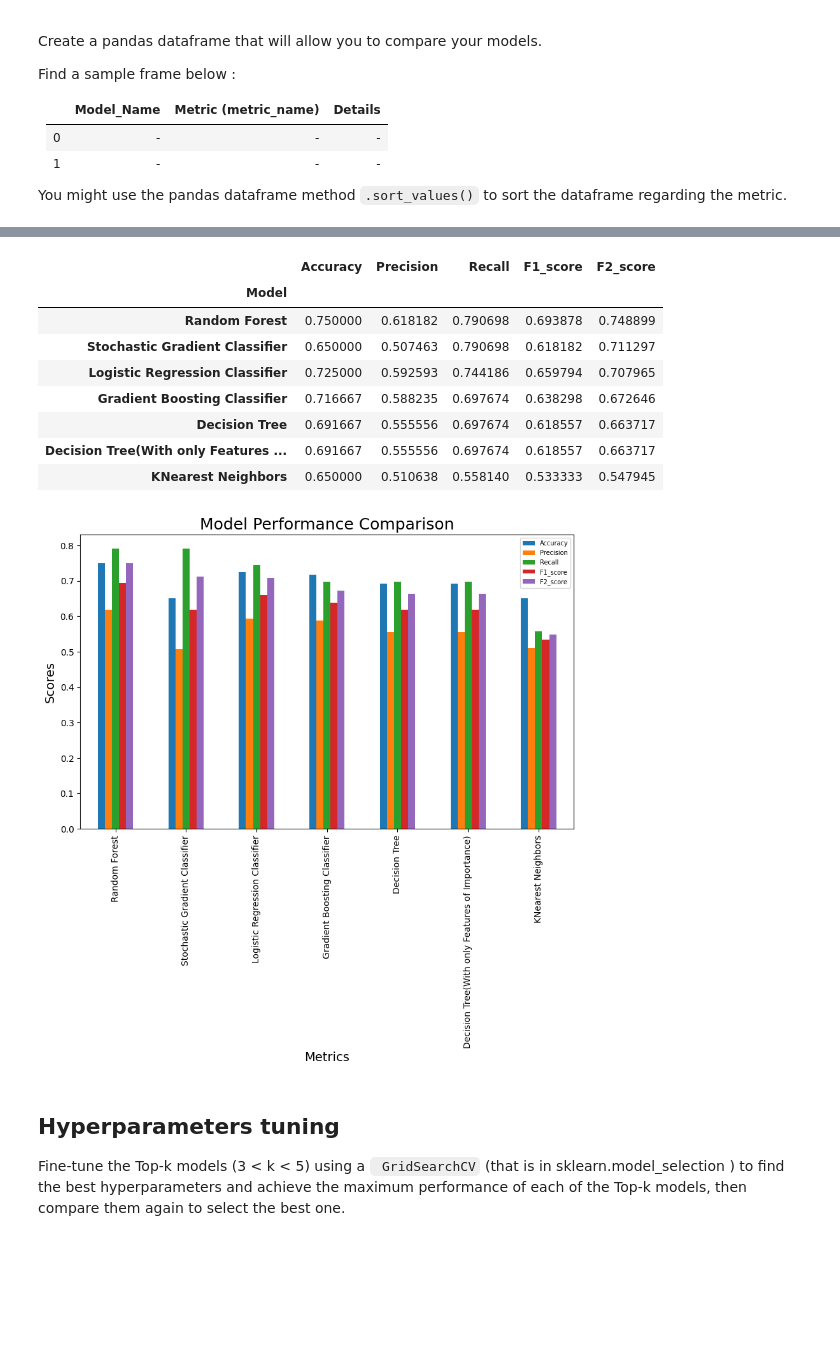
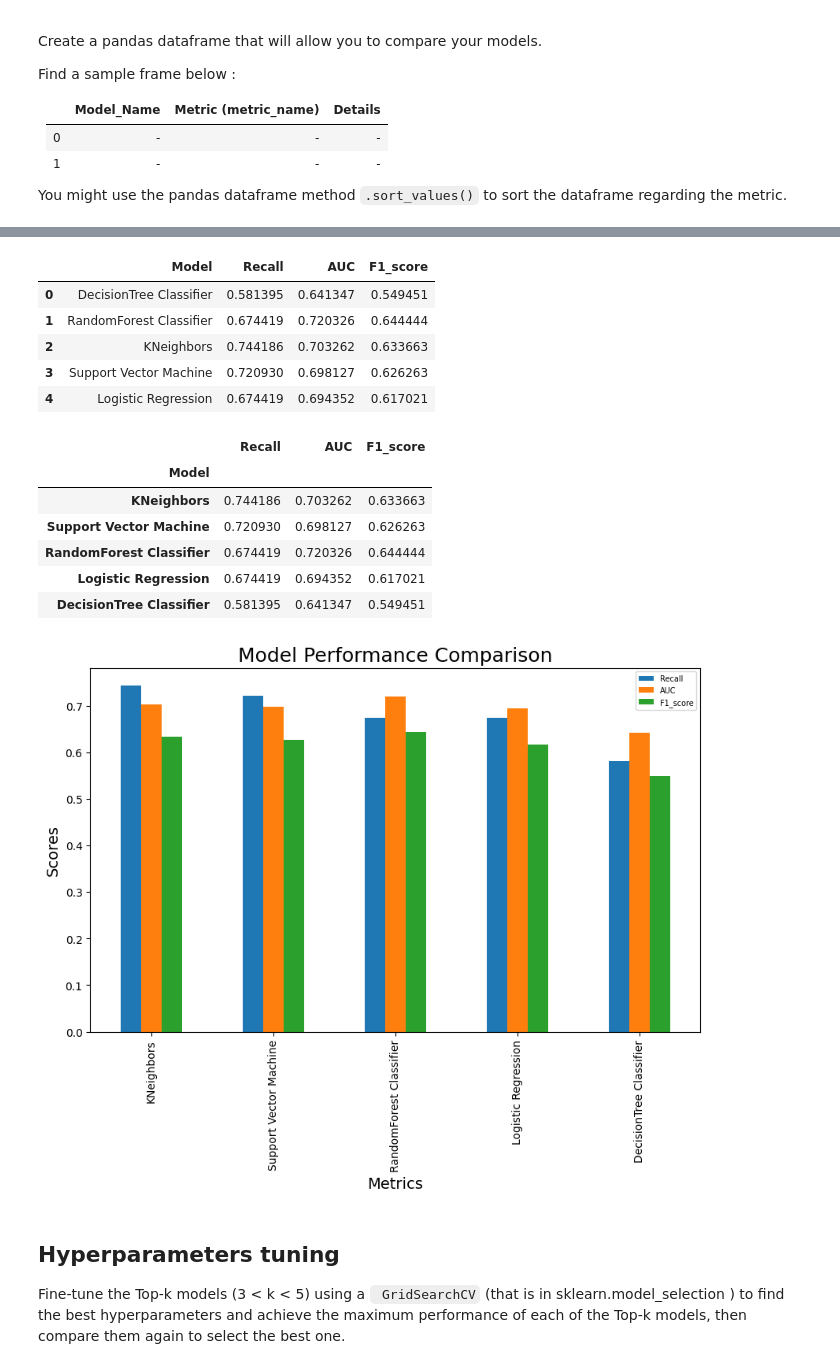
Before and after one commit to acheampongmaa/Sepsis-Prediction-Embedding-ML-into-a-Web-Application, a Jupyter notebook: dataset/Machine Learning Model.ipynb, the cells around one changed output, grey strips where cells are left out. Saved outputs shown, nothing was run; the diff lists cells and outputs as text; code cells hidden in the pictures; blank space fills up the shorter version.

```diff
--- a/dataset/Machine Learning Model.ipynb
+++ b/dataset/Machine Learning Model.ipynb
@@ -1045,0 +892,8 @@ Positives  11  32
+# %%
+eval_results4 = pd.DataFrame([['LGR Eval', Recall_lgr_model_eval, Auc_lgr_model_eval, F1_lgr_model_eval]], columns = ['Model', 'Recall', 'AUC','F1_score'])
+
+eval_results4
+
+combined_results_LGR= pd.concat([train_results4, eval_results4], ignore_index=True)
+
+combined_results_LGR
@@ -1079,3 +934,7 @@ Find a sample frame below :
 
 
 You might use the pandas dataframe method `.sort_values()` to sort the dataframe regarding the metric.
+# %%
+#combining all the trained models
+Model_comparison=pd.concat([eval_results, eval_results1, eval_results2, eval_results3, eval_results4], ignore_index=True)
+Model_comparison
@@ -1082,34 +948,50 @@ You might use the pandas dataframe method `.sort_values()` to sort the dataframe
+# %%
+#renaming model names
+
+replacement_mapping = {'Decision Tree Eval': 'DecisionTree Classifier',
+                       'RandomForest Eval':'RandomForest Classifier','KNeighbors Eval': 'KNeighbors' ,
+                       'SVM Eval':'Support Vector Machine', 'LGR Eval':'Logistic Regression'}
+
+Model_comparison['Model'] = Model_comparison['Model'].replace(replacement_mapping)
+# %%
+Model_comparison
+# %% [output]
+|  | Model | Recall | AUC | F1_score |
+| 0 | DecisionTree Classifier | 0.581395 | 0.641347 | 0.549451 |
+| 1 | RandomForest Classifier | 0.674419 | 0.720326 | 0.644444 |
+| 2 | KNeighbors | 0.744186 | 0.703262 | 0.633663 |
+| 3 | Support Vector Machine | 0.720930 | 0.698127 | 0.626263 |
+| 4 | Logistic Regression | 0.674419 | 0.694352 | 0.617021 |
 # %%
-# results =  results.sort_values(by='F2_score', ascending=False)
-combined_results5.set_index('Model', inplace =True)
+#
+Model_comparison=  Model_comparison.sort_values(by='Recall', ascending=False)
+Model_comparison.set_index('Model', inplace =True)
 
-combined_results5
+Model_comparison
 # %% [output]
-|  | Accuracy | Precision | Recall | F1_score | F2_score |
-| Model |  |  |  |  |  |
-| Random Forest | 0.750000 | 0.618182 | 0.790698 | 0.693878 | 0.748899 |
-| Stochastic Gradient Classifier | 0.650000 | 0.507463 | 0.790698 | 0.618182 | 0.711297 |
-| Logistic Regression Classifier | 0.725000 | 0.592593 | 0.744186 | 0.659794 | 0.707965 |
-| Gradient Boosting Classifier | 0.716667 | 0.588235 | 0.697674 | 0.638298 | 0.672646 |
-| Decision Tree | 0.691667 | 0.555556 | 0.697674 | 0.618557 | 0.663717 |
-| Decision Tree(With only Features ... | 0.691667 | 0.555556 | 0.697674 | 0.618557 | 0.663717 |
-| KNearest Neighbors | 0.650000 | 0.510638 | 0.558140 | 0.533333 | 0.547945 |
+|  | Recall | AUC | F1_score |
+| Model |  |  |  |
+| KNeighbors | 0.744186 | 0.703262 | 0.633663 |
+| Support Vector Machine | 0.720930 | 0.698127 | 0.626263 |
+| RandomForest Classifier | 0.674419 | 0.720326 | 0.644444 |
+| Logistic Regression | 0.674419 | 0.694352 | 0.617021 |
+| DecisionTree Classifier | 0.581395 | 0.641347 | 0.549451 |
 # %%
 # plot the bar chart
-ax = combined_results5.plot(kind='bar', figsize=(10, 6))
+ax = Model_comparison.plot(kind='bar', figsize=(10, 6))
 
 # set the title and labels
 ax.set_title('Model Performance Comparison', fontsize=18)
 ax.set_xlabel('Metrics', fontsize=14)
 ax.set_ylabel('Scores', fontsize=14)
 
 # set the legend
 ax.legend(fontsize=7)
 
 # show the plot
 plt.show()
 # %% [output]
-[figure, old version]
+[figure, new version]
 # %% [markdown]
 ## Hyperparameters tuning
 
```
Also changed, not shown: parts of 143 cells of this notebook.
